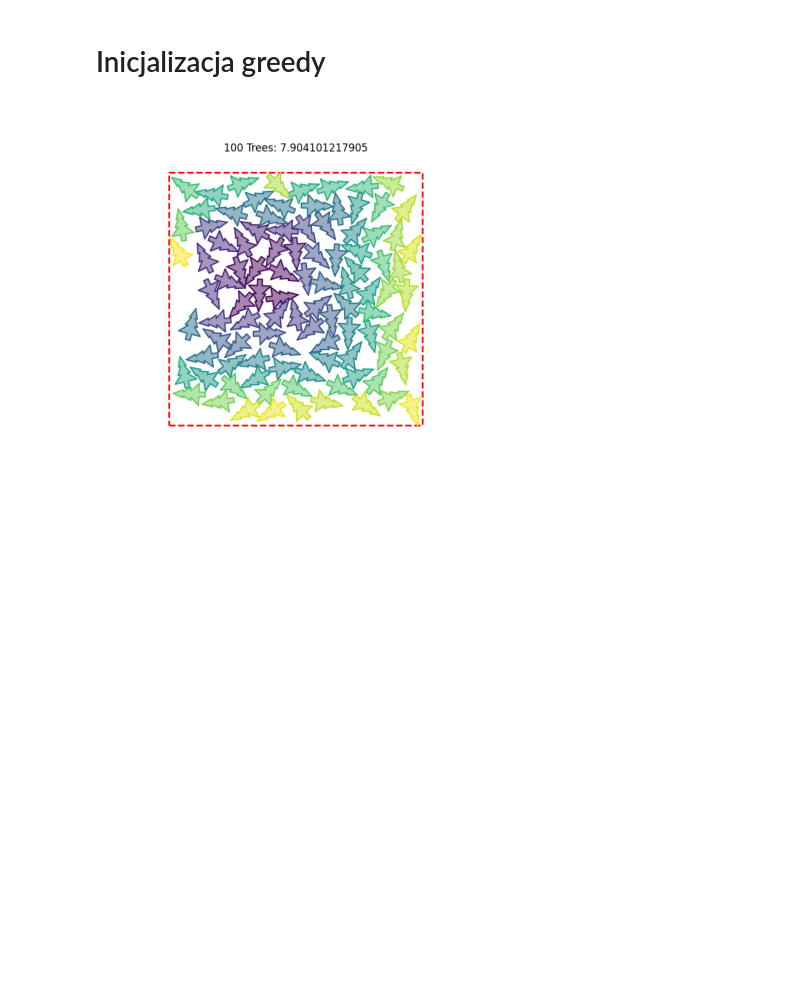
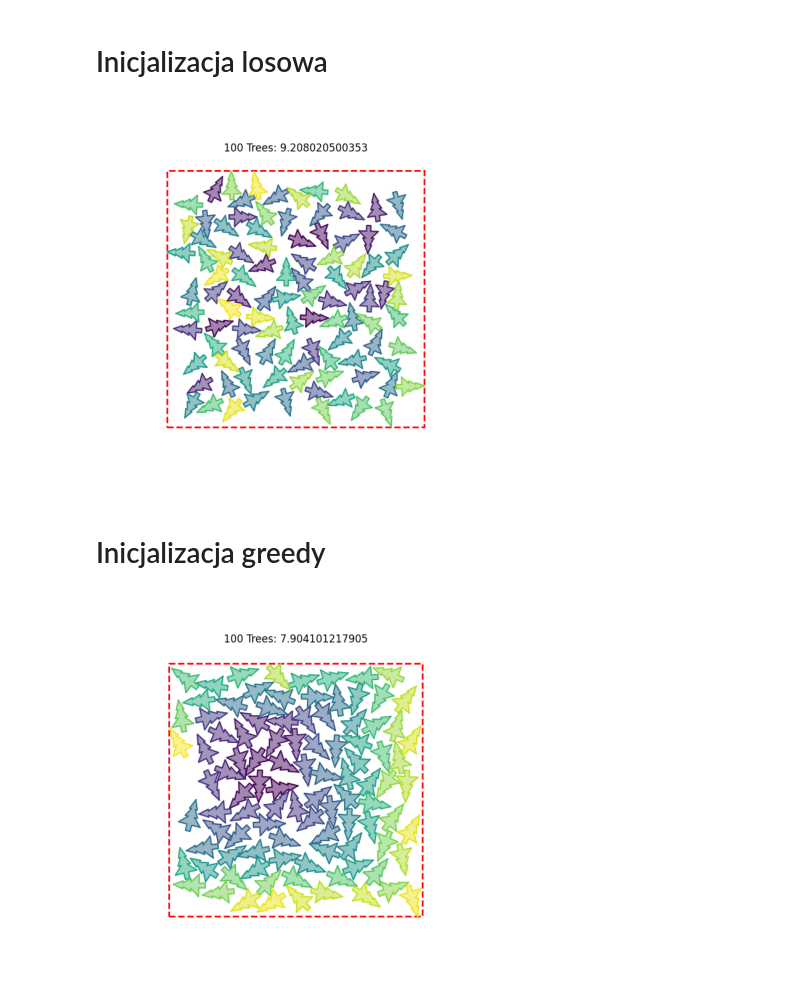
Before and after one commit to igorwlodarczyk/aoin, a Jupyter notebook: raport.ipynb, the cells around one changed output. Cells and saved outputs as stored; diff of their text form; code cells hidden in the pictures; blank space fills up the shorter version.

Commit message:
added random init

```diff
--- a/raport.ipynb
+++ b/raport.ipynb
@@ -1,6 +1,15 @@
 # %%
 import matplotlib.pyplot as plt
 import matplotlib.image as mpimg
+# %% [markdown]
+# Inicjalizacja losowa
+# %%
+random_trees = mpimg.imread("data/random.png")
+plt.imshow(random_trees)
+plt.axis("off")
+plt.show()
+# %% [output]
+[figure, added]
 # %% [markdown]
 # Inicjalizacja greedy
 # %%
```
Also changed, not shown: 1 other file.
